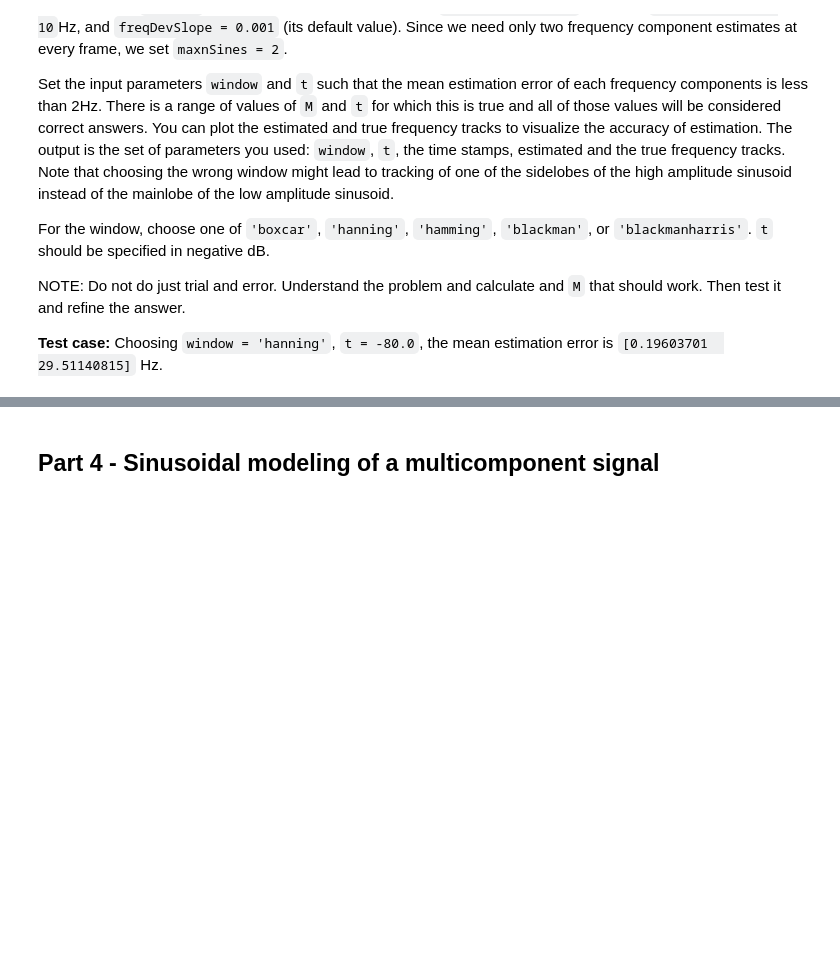
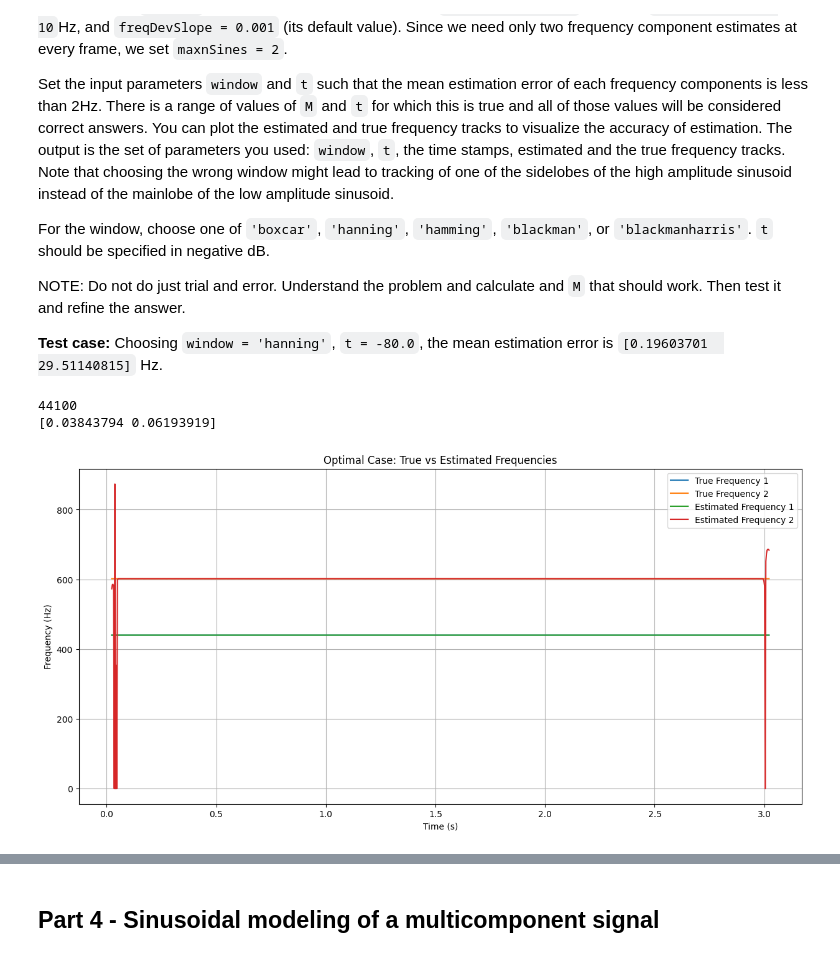
Before and after one commit to inspektral/sms-tools-materials, a Jupyter notebook: exercises/E5-Sinusoidal-model.ipynb, the cells around one changed output, grey strips where cells are left out. Cells and saved outputs as stored; diff of their text form; code cells hidden in the pictures; blank space fills up the shorter version.

```diff
--- a/exercises/E5-Sinusoidal-model.ipynb
+++ b/exercises/E5-Sinusoidal-model.ipynb
@@ -358,22 +357,39 @@ __Test case:__ Choosing `window = 'hanning'`, `t = -80.0`, the mean estimation e
 # %%
 # E5 - 3.1:
 # First call freq_tracker_error() with the values for the test case and plot the true versus the
 # estimated frequency values. Then choose the window and threshold to obtain minimum possible error, and plot
 # the new estimated frequency values. Explain the result.
 
 M = 2047                                             # Window size
 N = 4096                                             # FFT Size
 H = 128                                              # Hop size in samples
 input_file = '../sounds/sines-440-602-hRange.wav'
 fs, x = UF.wavread(input_file)
 tStamps = gen_time_stamps(x.size, M, fs, H)   # Generate the tStamps to return
 fTrackTrue = gen_true_freq_tracks_440_602 (tStamps)
 
 ### Your code here
 
+print(fs)
+window = "blackmanharris"
+t = -70
+meanErr, fTrackEst = freq_tracker_error(input_file, fTrackTrue, window, t, H, M)
 
 
+print(meanErr)
 
-"""Explanation
-
-"""
+plt.figure(figsize=(15, 7))
+plt.plot(tStamps, fTrackTrue[:, 0], label='True Frequency 1')
+plt.plot(tStamps, fTrackTrue[:, 1], label='True Frequency 2')
+plt.plot(tStamps, fTrackEst[:, 0], label='Estimated Frequency 1')
+plt.plot(tStamps, fTrackEst[:, 1], label='Estimated Frequency 2')
+plt.xlabel('Time (s)')
+plt.ylabel('Frequency (Hz)')
+plt.title('Optimal Case: True vs Estimated Frequencies')
+plt.legend()
+plt.grid(True)
+plt.show()
+# %% [output]
+44100
+[0.03843794 0.06193919]
+[figure, added]
```
Also changed, not shown: parts of 10 cells of this notebook, 2 other files.
